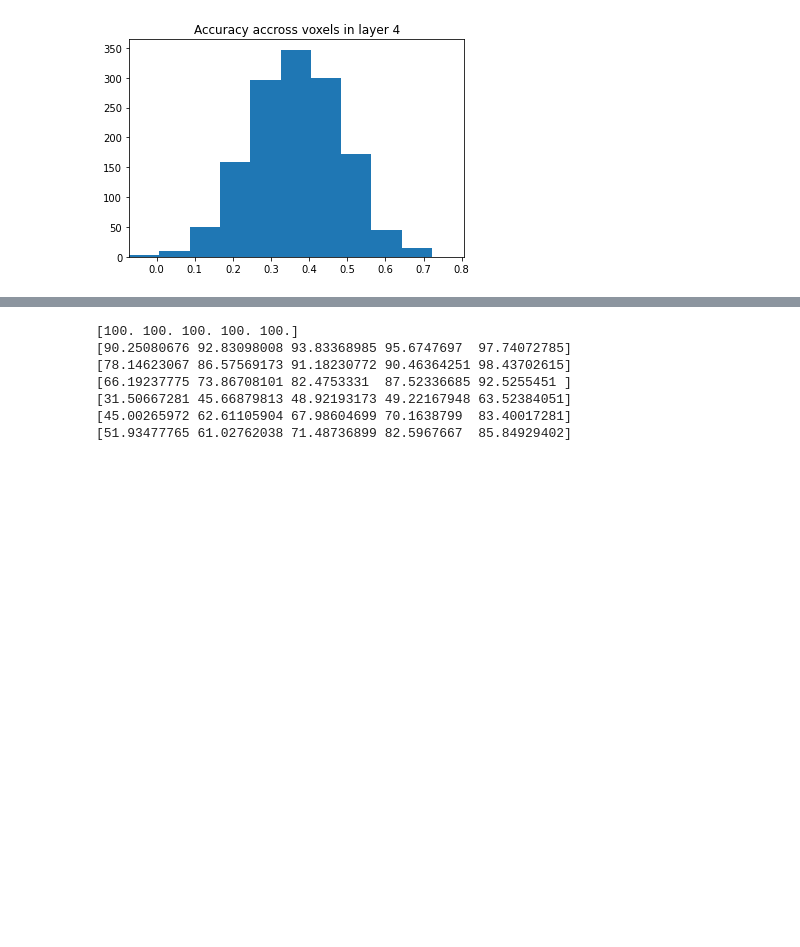
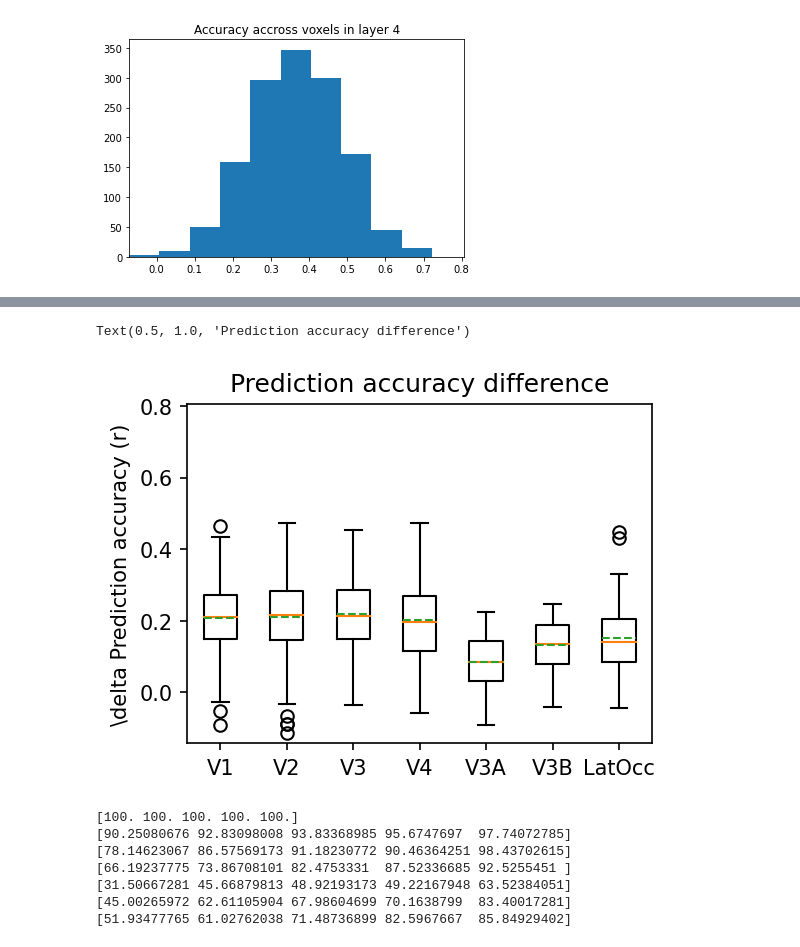
Before and after one commit to cedricfoucault/NMA-DL2021_deepfMRI, a Jupyter notebook: build_encoding_model.ipynb, the cells around one changed output, grey strips where cells are left out. Saved outputs shown, nothing was run; the diff lists cells and outputs as text; code cells hidden in the pictures; blank space fills up the shorter version.

```diff
--- a/build_encoding_model.ipynb
+++ b/build_encoding_model.ipynb
@@ -439,3 +491,23 @@ for i in range(len(corr_coeffs_test_by_layer)):
+# %%
+# Compute the accuracy difference between the two networks
+
+corr_coeffs_test_best_layer_per_roi_diff = []
+for i in range(len(corr_coeffs_test_best_layer_per_roi_by_model['alexnet_imagenet'])):
+  corr_coeffs_test_best_layer_per_roi_diff.append(
+      corr_coeffs_test_best_layer_per_roi_by_model['alexnet_imagenet'][i]-corr_coeffs_test_best_layer_per_roi_by_model['alexnet_random'][i])
+
+
+fig = plt.figure(figsize=(4, 3), dpi=150)
+ax = fig.gca()
+ax.boxplot(corr_coeffs_test_best_layer_per_roi_diff,
+            labels=roi_names,
+            showmeans = True, meanline = True)
+ax.set_ylim(min_corr_coeff, max_corr_coeff)
+ax.set_ylabel("Prediction accuracy (r)")
+ax.set_title("Prediction accuracy difference")
+# %% [output]
+Text(0.5, 1.0, 'Prediction accuracy difference')
+[figure, added]
 # %%
 # Summarize the results by showing the normalized average prediction accuracy across layers for each RoI
 # as in Eickenberg et al. (2016) Figure 2
```
Also changed, not shown: parts of 14 cells of this notebook.
